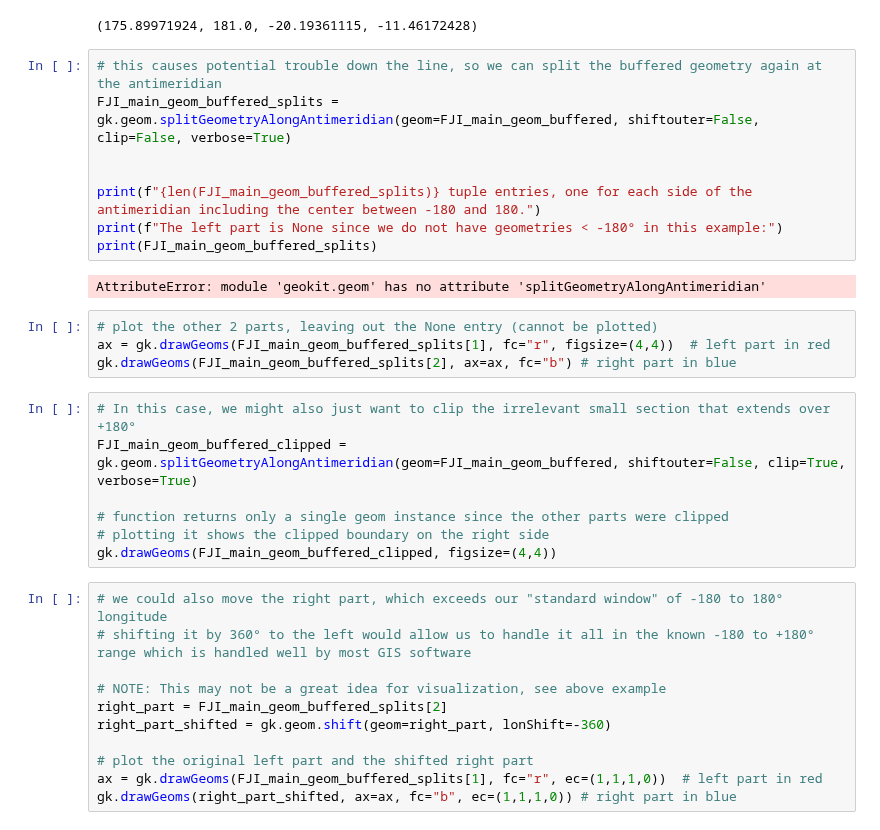
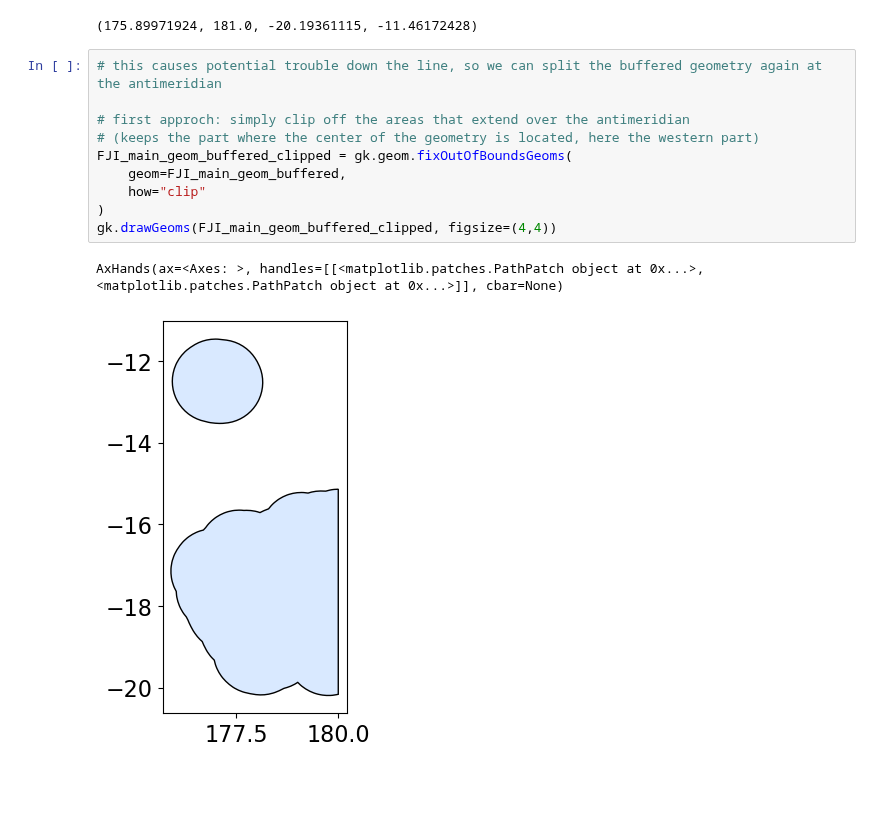
Before and after one commit to FZJ-IEK3-VSA/geokit, a Jupyter notebook: Examples/example_07_GeographyHandling.ipynb, the cells around one changed output. Drawn from its saved outputs; the diff is of its cells as text; blank space fills up the shorter version.

Commit message:
fix antimeridian example

```diff
--- a/Examples/example_07_GeographyHandling.ipynb
+++ b/Examples/example_07_GeographyHandling.ipynb
@@ -56,33 +56,14 @@ FJI_main_geom_buffered.GetEnvelope()
 (175.89971924, 181.0, -20.19361115, -11.46172428)
 # %%
 # this causes potential trouble down the line, so we can split the buffered geometry again at the antimeridian
-FJI_main_geom_buffered_splits = gk.geom.splitGeometryAlongAntimeridian(geom=FJI_main_geom_buffered, shiftouter=False, clip=False, verbose=True)
 
-
-print(f"{len(FJI_main_geom_buffered_splits)} tuple entries, one for each side of the antimeridian including the center between -180 and 180.")
-print(f"The left part is None since we do not have geometries < -180° in this example:")
-print(FJI_main_geom_buffered_splits)
+# first approch: simply clip off the areas that extend over the antimeridian
+# (keeps the part where the center of the geometry is located, here the western part)
+FJI_main_geom_buffered_clipped = gk.geom.fixOutOfBoundsGeoms(
+    geom=FJI_main_geom_buffered,
+    how="clip"
+)
+gk.drawGeoms(FJI_main_geom_buffered_clipped, figsize=(4,4))
 # %% [output]
-AttributeError: module 'geokit.geom' has no attribute 'splitGeometryAlongAntimeridian'
+AxHands(ax=<Axes: >, handles=[[<matplotlib.patches.PathPatch object at 0x...>, <matplotlib.patches.PathPatch object at 0x...>]], cbar=None)
+[figure, added]
-# %%
-# plot the other 2 parts, leaving out the None entry (cannot be plotted)
-ax = gk.drawGeoms(FJI_main_geom_buffered_splits[1], fc="r", figsize=(4,4))  # left part in red
-gk.drawGeoms(FJI_main_geom_buffered_splits[2], ax=ax, fc="b") # right part in blue
-# %%
-# In this case, we might also just want to clip the irrelevant small section that extends over +180°
-FJI_main_geom_buffered_clipped = gk.geom.splitGeometryAlongAntimeridian(geom=FJI_main_geom_buffered, shiftouter=False, clip=True, verbose=True)
-
-# function returns only a single geom instance since the other parts were clipped
-# plotting it shows the clipped boundary on the right side
-gk.drawGeoms(FJI_main_geom_buffered_clipped, figsize=(4,4))
-# %%
-# we could also move the right part, which exceeds our "standard window" of -180 to 180° longitude
-# shifting it by 360° to the left would allow us to handle it all in the known -180 to +180° range which is handled well by most GIS software
-
-# NOTE: This may not be a great idea for visualization, see above example
-right_part = FJI_main_geom_buffered_splits[2]
-right_part_shifted = gk.geom.shift(geom=right_part, lonShift=-360)
-
-# plot the original left part and the shifted right part
-ax = gk.drawGeoms(FJI_main_geom_buffered_splits[1], fc="r", ec=(1,1,1,0))  # left part in red
-gk.drawGeoms(right_part_shifted, ax=ax, fc="b", ec=(1,1,1,0)) # right part in blue
```
Also changed, not shown: parts of 3 cells of this notebook.
